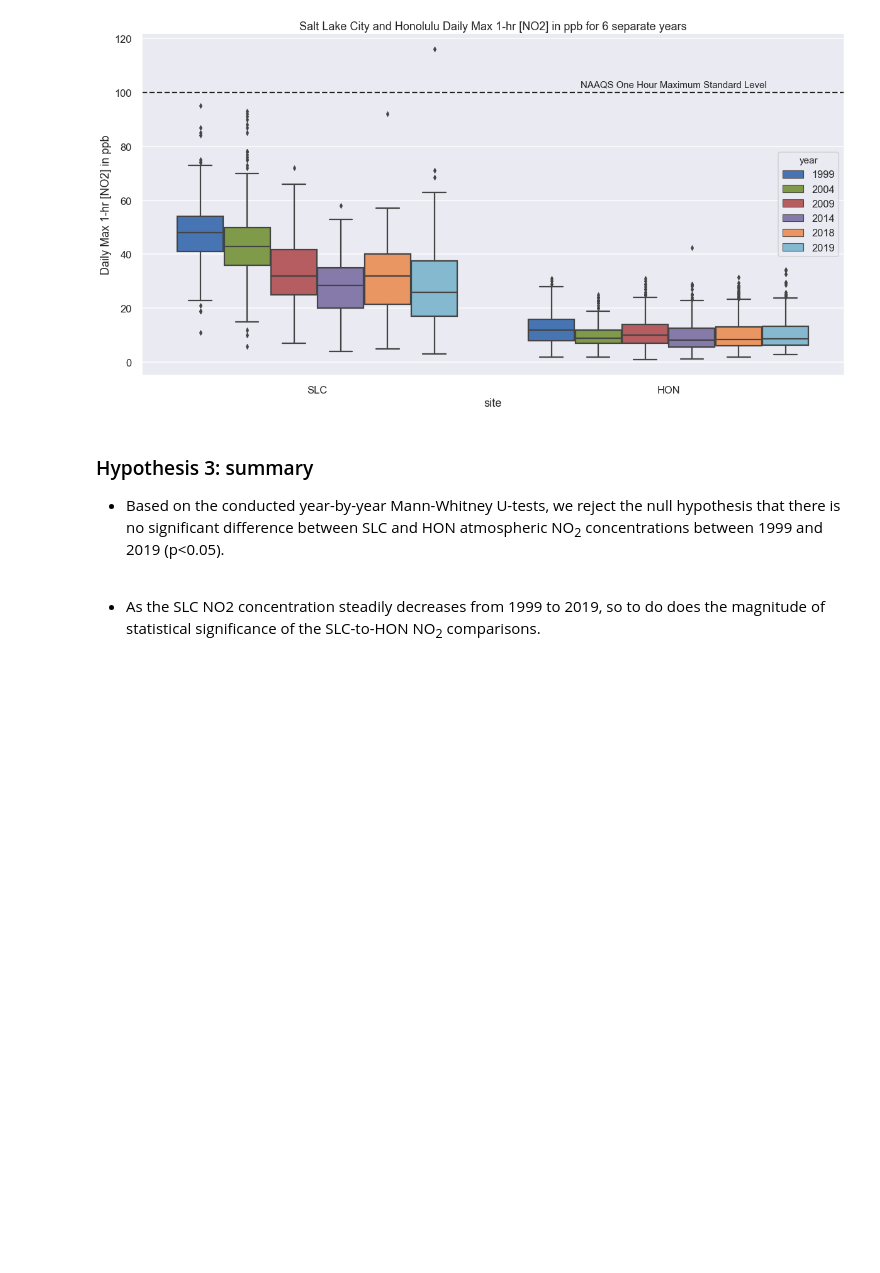
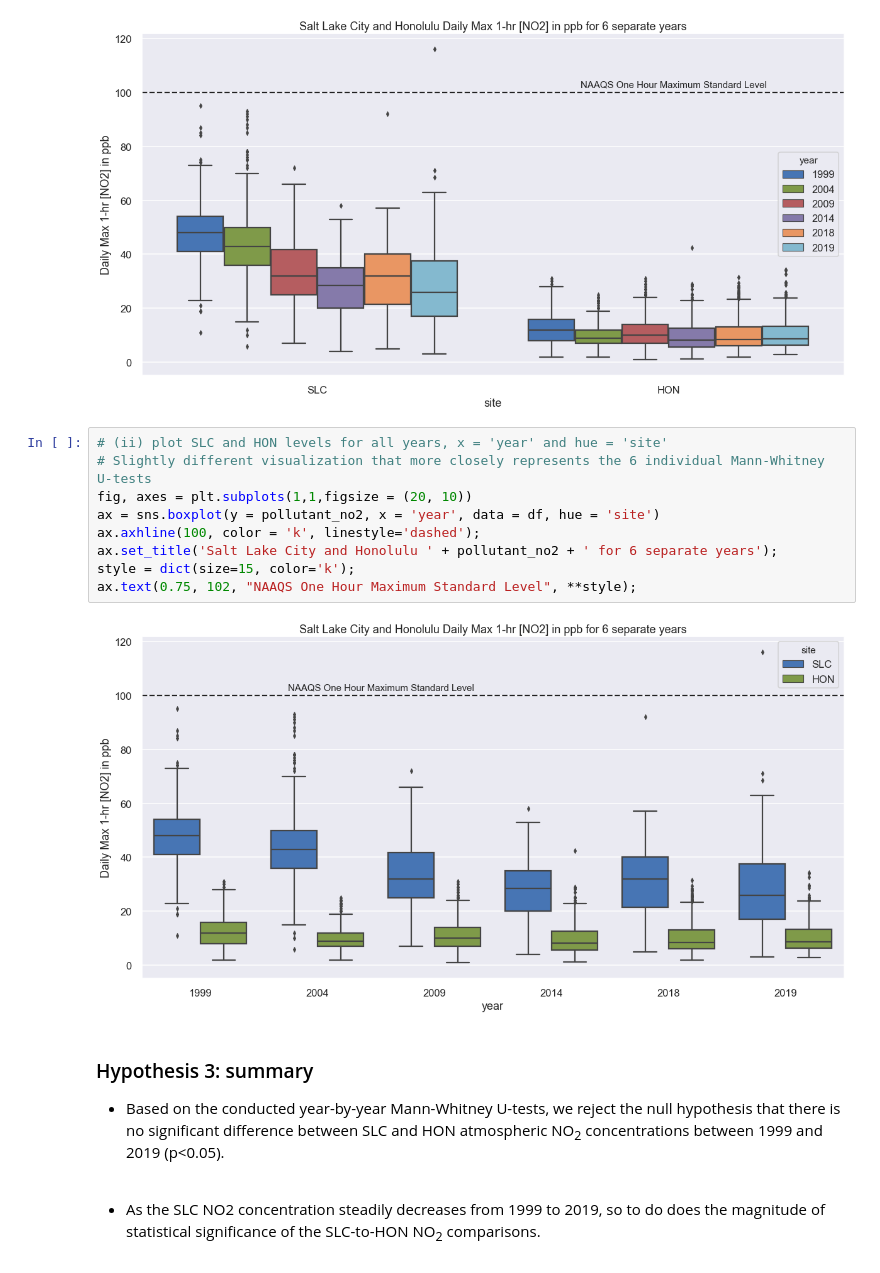
Before and after one commit to andrewprescot/Thinkful, a Jupyter notebook: Prescot_Thinkful_C1_NO2_FinalReport.ipynb, the cells around one changed output. Cells and saved outputs as stored; diff of their text form; blank space fills up the shorter version.

```diff
--- a/Prescot_Thinkful_C1_NO2_FinalReport.ipynb
+++ b/Prescot_Thinkful_C1_NO2_FinalReport.ipynb
@@ -449,6 +449,17 @@ style = dict(size=15, color='k');
 ax.text(0.75, 102, "NAAQS One Hour Maximum Standard Level", **style);
 # %% [output]
 [figure]
+# %%
+# (ii) plot SLC and HON levels for all years, x = 'year' and hue = 'site'
+# Slightly different visualization that more closely represents the 6 individual Mann-Whitney U-tests
+fig, axes = plt.subplots(1,1,figsize = (20, 10))
+ax = sns.boxplot(y = pollutant_no2, x = 'year', data = df, hue = 'site')
+ax.axhline(100, color = 'k', linestyle='dashed');
+ax.set_title('Salt Lake City and Honolulu ' + pollutant_no2 + ' for 6 separate years');
+style = dict(size=15, color='k');
+ax.text(0.75, 102, "NAAQS One Hour Maximum Standard Level", **style);
+# %% [output]
+[figure, added]
 # %% [markdown]
 ### Hypothesis 3: summary<br/>
 
```
Also changed, not shown: parts of 5 cells of this notebook.
